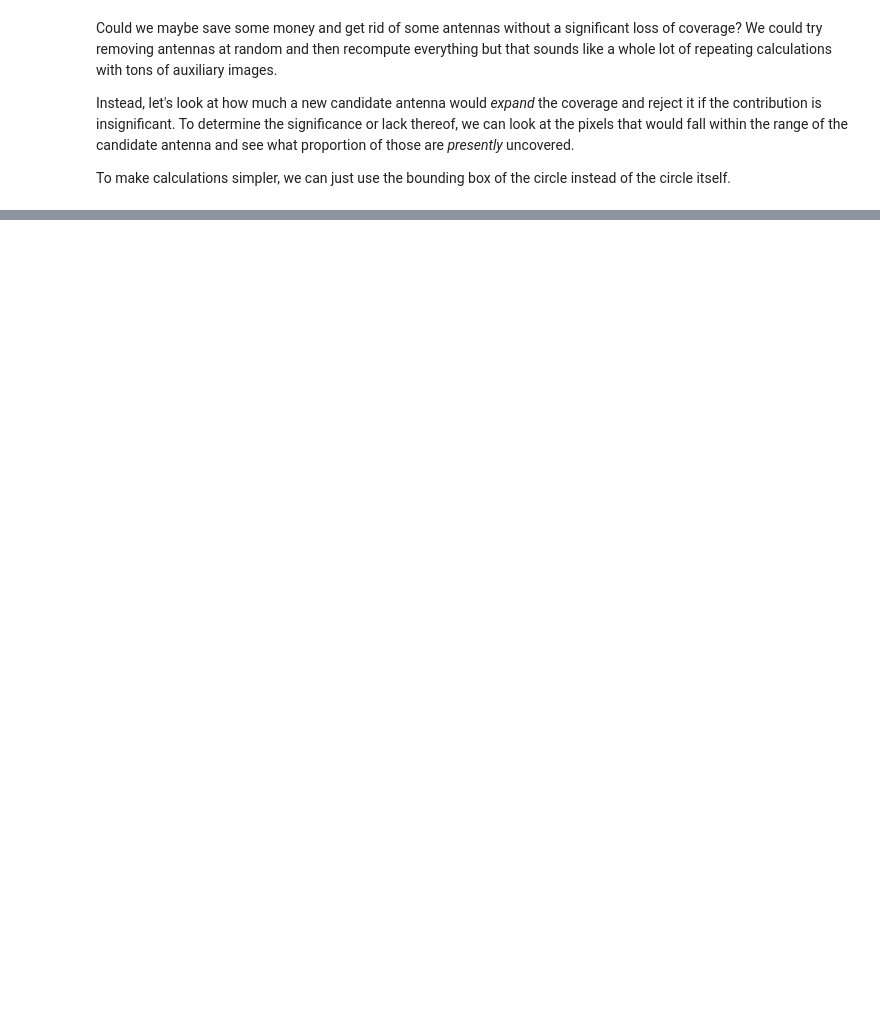
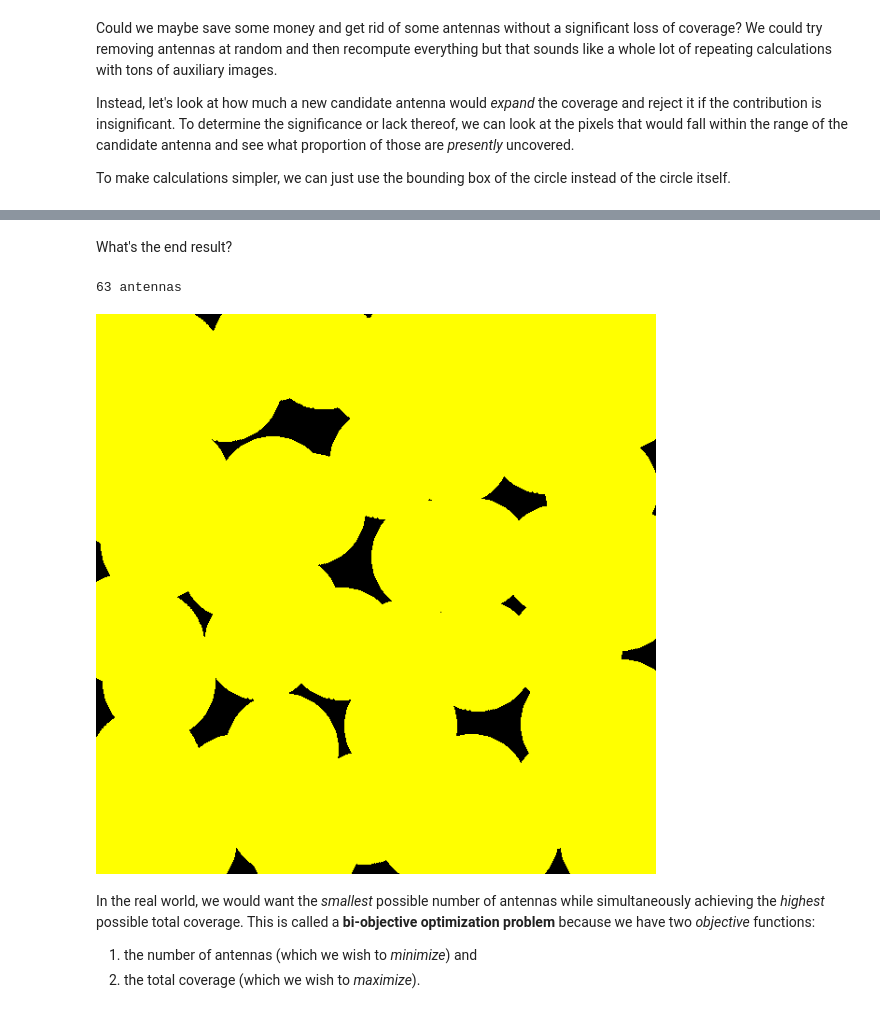
Before and after one commit to SCS-Technology-and-Innovation/DACS, a Jupyter notebook: DTDA/antennas.ipynb, the cells around one changed output, grey strips where cells are left out. Saved outputs shown, nothing was run; the diff lists cells and outputs as text; code cells hidden in the pictures; blank space fills up the shorter version.

```diff
--- a/DTDA/antennas.ipynb
+++ b/DTDA/antennas.ipynb
@@ -255,0 +259,14 @@ while holes(aux, groundColor): # while there are still areas to cover
+# %% [markdown]
+What's the end result?
+# %%
+print(len(antennas), 'antennas')
+display(aux)
+# %% [output]
+63 antennas
+[figure, added]
+# %% [markdown]
+In the real world, we would want the *smallest* possible number of antennas while simultaneously achieving the *highest* possible total coverage. This is called a **bi-objective optimization problem** because we have two *objective* functions:
+
+
+1.   the number of antennas (which we wish to *minimize*) and
+2.   the total coverage (which we wish to *maximize*).
```
Also changed, not shown: parts of 8 cells of this notebook.
